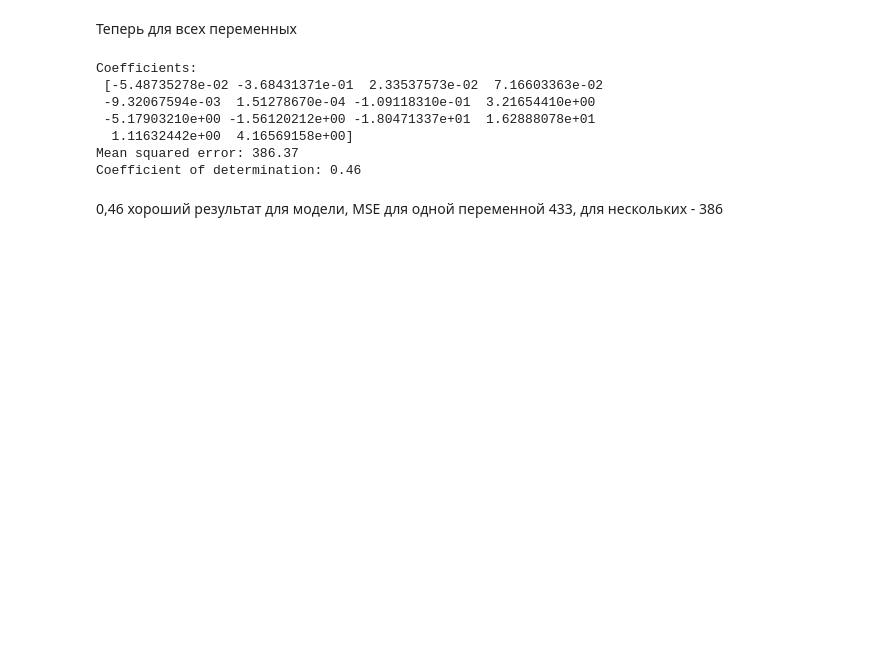
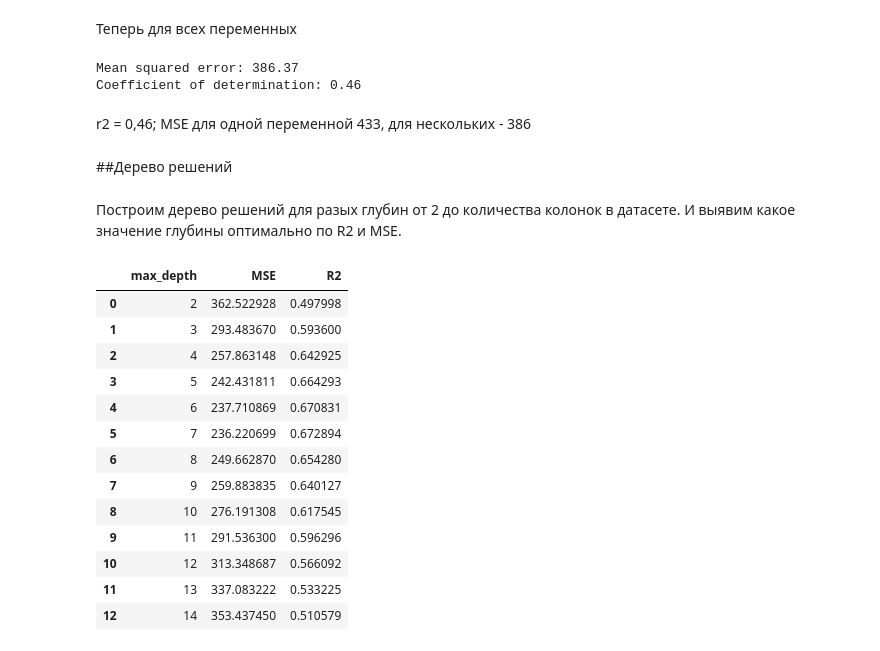
Before and after one commit to mamadima/eda_ml_project, a Jupyter notebook: EDA_ML.ipynb, the cells around one changed output. Drawn from its saved outputs; the diff is of its cells as text; code cells hidden in the pictures; blank space fills up the shorter version.

```diff
--- a/EDA_ML.ipynb
+++ b/EDA_ML.ipynb
@@ -828,19 +824,46 @@ regr.fit(df_X_train, df_y_train)
 # Прогнозирование с использованием тестового набора данных
 df_y_pred = regr.predict(df_X_test)
 
-# Коэффициенты
-print("Coefficients: \n", regr.coef_)
 # Среднеквадратическая ошибка
 print("Mean squared error: %.2f" % mean_squared_error(df_y_test, df_y_pred))
 # Коэффициент детерминации: 1 - идеальное предсказание
 print("Coefficient of determination: %.2f" % r2_score(df_y_test, df_y_pred))
 # %% [output]
-Coefficients:
- [-5.48735278e-02 -3.68431371e-01  2.33537573e-02  7.16603363e-02
- -9.32067594e-03  1.51278670e-04 -1.09118310e-01  3.21654410e+00
- -5.17903210e+00 -1.56120212e+00 -1.80471337e+01  1.62888078e+01
-  1.11632442e+00  4.16569158e+00]
 Mean squared error: 386.37
 Coefficient of determination: 0.46
 # %% [markdown]
-0,46 хороший результат для модели, MSE для одной переменной 433, для нескольких - 386
+r2 = 0,46; MSE для одной переменной 433, для нескольких - 386
+# %% [markdown]
+##Дерево решений
+# %% [markdown]
+Построим дерево решений для разых глубин от 2 до количества колонок в датасете. И выявим какое значение глубины оптимально по R2 и MSE.
+# %%
+from sklearn.tree import DecisionTreeRegressor
+df_results = pd.DataFrame(columns=['max_depth', 'MSE', 'R2'])
+
+for i in range(2, df.shape[1]):
+  model = DecisionTreeRegressor(max_depth=i, random_state=0)
+  model.fit(df_X_train, df_y_train)
+  df_y_pred = model.predict(df_X_test)
+
+  new_row = {'max_depth': i,
+              'MSE': mean_squared_error(df_y_test, df_y_pred),
+              'R2': r2_score(df_y_test, df_y_pred)}
+
+  df_results.loc[len(df_results)] = new_row
+df_results
+# %% [output]
+|  | max_depth | MSE | R2 |
+| 0 | 2 | 362.522928 | 0.497998 |
+| 1 | 3 | 293.483670 | 0.593600 |
+| 2 | 4 | 257.863148 | 0.642925 |
+| 3 | 5 | 242.431811 | 0.664293 |
+| 4 | 6 | 237.710869 | 0.670831 |
+| 5 | 7 | 236.220699 | 0.672894 |
+| 6 | 8 | 249.662870 | 0.654280 |
+| 7 | 9 | 259.883835 | 0.640127 |
+| 8 | 10 | 276.191308 | 0.617545 |
+| 9 | 11 | 291.536300 | 0.596296 |
+| 10 | 12 | 313.348687 | 0.566092 |
+| 11 | 13 | 337.083222 | 0.533225 |
+| 12 | 14 | 353.437450 | 0.510579 |
```
Also changed, not shown: parts of 21 cells of this notebook.
